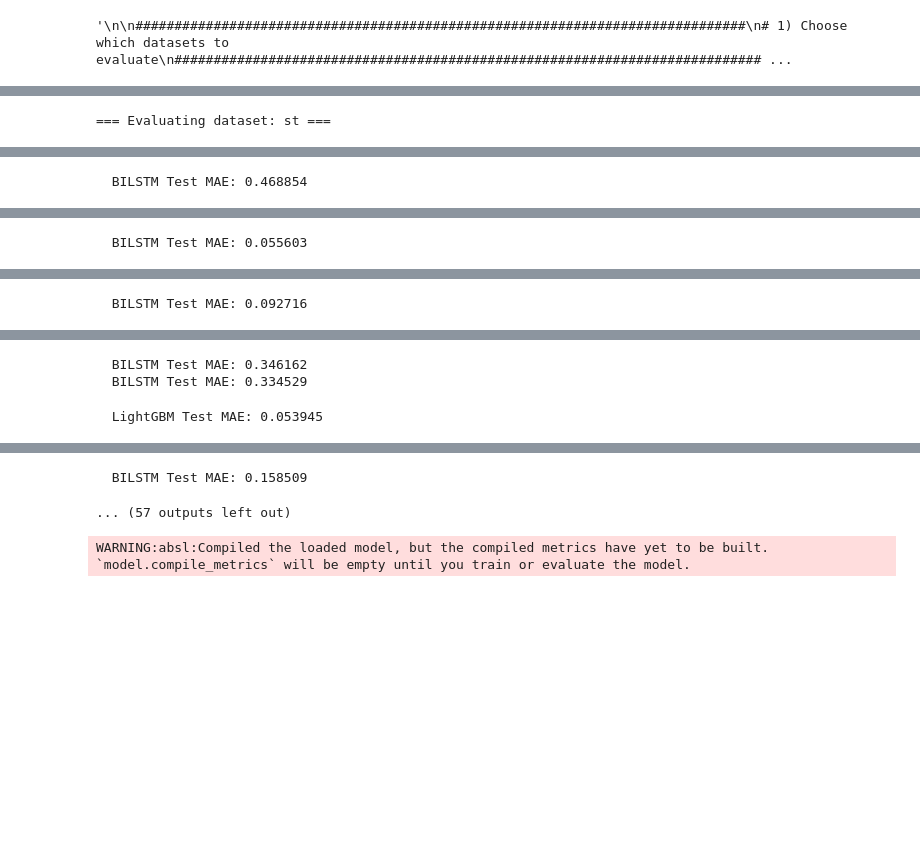
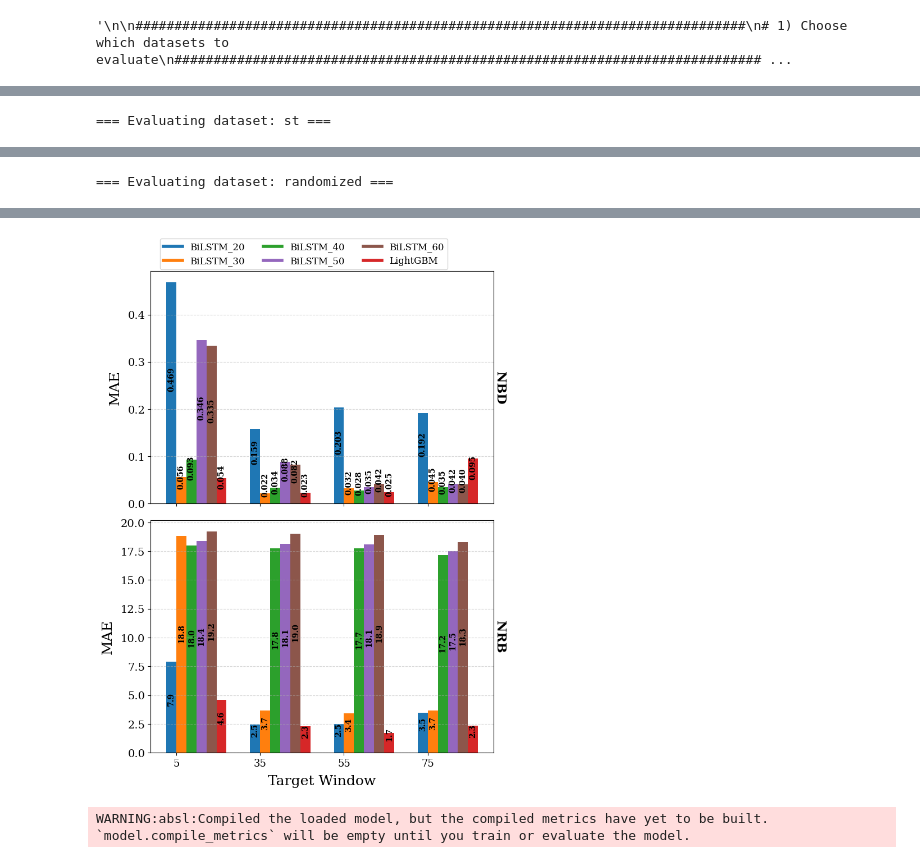
Before and after one commit to QYRR/batteryML, a Jupyter notebook: model_testing.ipynb, the cells around one changed output, grey strips where cells are left out. Drawn from its saved outputs; the diff is of its cells as text; code cells hidden in the pictures; blank space fills up the shorter version.

Commit message:
Update model comparison and unseen window figures with the new data naming

```diff
--- a/model_testing.ipynb
+++ b/model_testing.ipynb
@@ -538,6 +538,7 @@ plt.show()
 # %%
 # Configuration
 DATASETS = ["st", "randomized"]  # Datasets to compare
+sync = {'st': 'NBD', 'randomized': "NRB"}  # Sync datasets for comparison
 COLORS = ['green', 'red']  # Blue/orange color scheme
 STYLE_PARAMS = {
     'axes.labelpad': 8,
@@ -663,7 +664,7 @@ for i, ds_name in enumerate(DATASETS):
             label='LightGBM')
 
     # Axis styling
-    ax.set_title(ds_name.upper(), pad=8, weight='bold', fontsize=14)
+    ax.set_title(sync[ds_name].upper(), pad=8, weight='bold', fontsize=14)
     ax.set_xlabel("Window Size", labelpad=8, weight='bold', fontsize=13)
     if i == 0:
         ax.set_ylabel("MAE", labelpad=6, weight='bold', fontsize=11)
@@ -729,5 +733,8 @@ WARNING:absl:Compiled the loaded model, but the compiled metrics have yet to be
 ... (14 outputs left out)
 # %%
+import warnings
+warnings.filterwarnings("ignore", category=FutureWarning)
+tf.get_logger().setLevel('ERROR')
 # Extend to multiple target windows with subfigures for each dataset
 target_windows = [5, 35, 55, 75]
 # Parameters
@@ -736,6 +743,7 @@ width = 0.18  # Decrease bar width to accommodate more models
 
 # Figure setup
 datasets = ["st", "randomized"]
+sync = {'st': 'NBD', 'randomized': "NRB"}  # Sync datasets for comparison
 if len(datasets) == 0:
     raise ValueError("The 'datasets' list is empty. Please provide at least one dataset.")
 fig, axes = plt.subplots(nrows=len(datasets), ncols=1,  # Horizontal layout
@@ -799,7 +807,7 @@ for i, ds_name in enumerate(datasets):
             # No padding or splitting needed
             pred_bi = model_bi.predict(test_s_bi, verbose=0)
             mae_bi = mean_absolute_error(test_t_bi, pred_bi)
-            print(f"  BILSTM Test MAE: {mae_bi:.6f}")
+            #print(f"  BILSTM Test MAE: {mae_bi:.6f}")
             # Collect MAEs for each BiLSTM window
             bilstm_maes_dict[f"BiLSTM_{bilstm_window}"].append(mae_bi if mae_bi is not None else np.nan)
 
@@ -811,7 +819,7 @@ for i, ds_name in enumerate(datasets):
                 model_lgb = pickle.load(f)
             pred_lgb = model_lgb.predict(test_s_lgb)
             mae_lgb = mean_absolute_error(test_t_lgb, pred_lgb)
-            print(f"  LightGBM Test MAE: {mae_lgb:.6f}")
+            #print(f"  LightGBM Test MAE: {mae_lgb:.6f}")
         else:
             mae_lgb = None
 
@@ -829,26 +837,42 @@ for i, ds_name in enumerate(datasets):
         handles.append(plt.Line2D([0], [0], color=colors[bilstm_label], lw=4))
         labels.append(bilstm_label)
 
-        # Conditional value annotations
+        '''# Conditional value annotations
         for bar in bars:
             height = bar.get_height()
             #if height > 1.0:  # Only annotate large values
             ax.annotate(f'{height:{decimal}f}',  # Simplified format
                         (bar.get_x() + bar.get_width()/2, height),
                         textcoords="offset points",
+                        xytext=(0, -4), ha='center', va='bottom',
+                        fontsize=annot_size+3, rotation=90, fontweight='bold')'''
+        for bar in bars:
+            height = bar.get_height()
+            ax.annotate(f'{height:{decimal}f}',
+                        (bar.get_x() + bar.get_width() / 2, height / 2),  # Position inside the bar
+                        textcoords="offset points",
                         xytext=(0, 2), ha='center', va='bottom',
-                        fontsize=annot_size+3, rotation=90, fontweight='bold')
+                        fontsize=annot_size + 3, color='black', rotation=90, fontweight='bold')
 
     # Plot LightGBM
     lgbm_bars = ax.bar(x + offset + len(bilstm_windows)*width, lgbm_maes, width,
                       color=colors["LightGBM"], linewidth=0.5)
-    for bar in lgbm_bars:
+    '''for bar in lgbm_bars:
         height = bar.get_height()
         ax.annotate(f'{height:{decimal}f}',  # Simplified format
                     (bar.get_x() + bar.get_width()/2, height),
                     textcoords="offset points",
+                    xytext=(0, 4), ha='center', va='bottom',
+                    fontsize=annot_size+3, rotation=90, fontweight='bold')'''
+
+    for bar in lgbm_bars:
+        height = bar.get_height()
+        ax.annotate(f'{height:{decimal}f}',
+                    (bar.get_x() + bar.get_width() / 2, height / 2),  # Position inside the bar
+                    textcoords="offset points",
                     xytext=(0, 2), ha='center', va='bottom',
-                    fontsize=annot_size+3, rotation=90, fontweight='bold')
+                    fontsize=annot_size + 3, rotation=90, color='black', fontweight='bold')
+
     # Add handle and label for LightGBM
     handles.append(plt.Line2D([0], [0], color=colors["LightGBM"], lw=4))
     labels.append("LightGBM")
@@ -856,16 +880,16 @@ for i, ds_name in enumerate(datasets):
     # Add some text for labels, title and custom x-axis tick labels, etc.
     ax.set_ylabel('MAE', fontsize=18)
     ax.set_xticks(x)
-    ax.set_xticklabels(x, fontsize=label_size + 2)
-    ax.tick_params(axis='y', labelsize=label_size + 2)
+    ax.set_xticklabels(x, fontsize=label_size + 5)
+    ax.tick_params(axis='y', labelsize=label_size + 4)
     #ax.set_xticklabels(x_labels, fontsize=18)
     ax.set_xticklabels([f'{w}' for w in target_windows],
-                      fontsize=label_size+2)
+                      fontsize=label_size+3)
     ax.grid(True, linestyle='--', alpha=0.5, axis='y')
 
 
     # Add dataset name to the right of each subfigure
-    ax.text(1.02, 0.5, ds_name.upper(), transform=ax.transAxes, fontsize=14, weight='bold',
+    ax.text(1.0, 0.5, sync[ds_name].upper(), transform=ax.transAxes, fontsize=16, weight='bold',
             ha='left', va='center', rotation=270)
 
 # Add a single legend above the figures
@@ -873,6 +897,8 @@ for i, ds_name in enumerate(datasets):
 #fig.legend(handles, labels, loc='upper center', fontsize=12, title_fontsize=14, ncol=len(handles))
 # Shared X-axis label
 axes[-1].set_xlabel('Target Window', fontsize=18)
+# Adjust annotations to ensure numbers are fully visible inside the bars
+
 
 # Add the legend above the figures
 fig.legend(handles, labels, loc='upper center', fontsize=12, title_fontsize=14, ncol=3)
@@ -889,2 +933,2 @@ WARNING:absl:Compiled the loaded model, but the compiled metrics have yet to be
-  BILSTM Test MAE: 0.468854
+=== Evaluating dataset: randomized ===
 WARNING:absl:Compiled the loaded model, but the compiled metrics have yet to be built. `model.compile_metrics` will be empty until you train or evaluate the model.
@@ -891 +953,0 @@ WARNING:absl:Compiled the loaded model, but the compiled metrics have yet to be
-  BILSTM Test MAE: 0.055603
@@ -893 +953,0 @@ WARNING:absl:Compiled the loaded model, but the compiled metrics have yet to be
-  BILSTM Test MAE: 0.092716
@@ -895,3 +953,0 @@ WARNING:absl:Compiled the loaded model, but the compiled metrics have yet to be
-  BILSTM Test MAE: 0.346162
-  BILSTM Test MAE: 0.334529
-  LightGBM Test MAE: 0.053945
@@ -900,5 +954,4 @@ WARNING:absl:Compiled the loaded model, but the compiled metrics have yet to be
-  BILSTM Test MAE: 0.158509
-... (57 outputs left out)
+[figure, added]
 # %%
 import matplotlib.pyplot as plt
 import numpy as np
```
Also changed, not shown: parts of 4 cells of this notebook, 2 other files.
